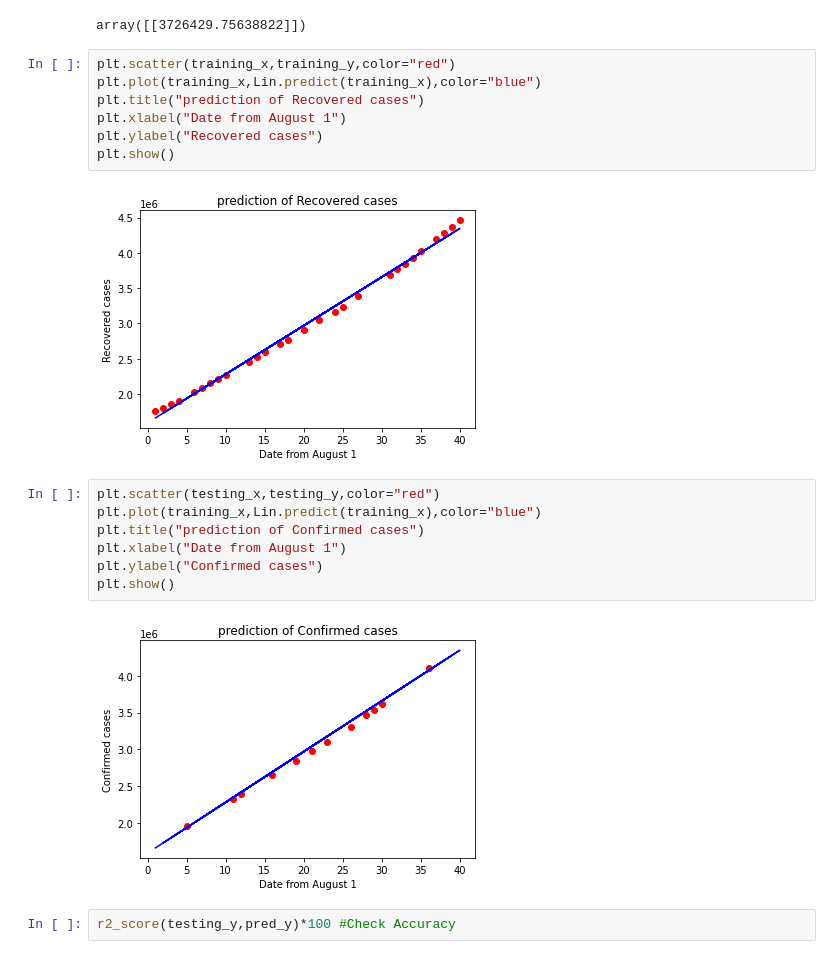
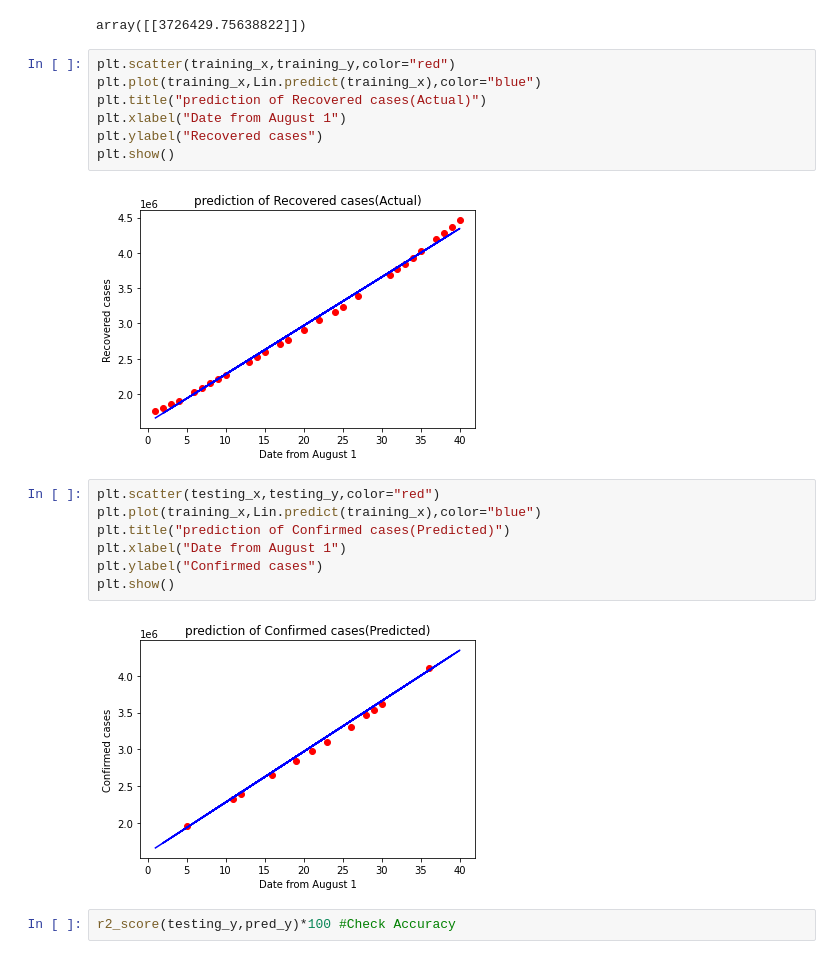
Before and after one commit to Apoorv0001/Covid19-Analyzer, a Jupyter notebook: Covid19india.ipynb, the cells around one changed output. Drawn from its saved outputs; the diff is of its cells as text.

```diff
--- a/Covid19india.ipynb
+++ b/Covid19india.ipynb
@@ -166,21 +166,21 @@ array([[3726429.75638822]])
 # %%
 plt.scatter(training_x,training_y,color="red")
 plt.plot(training_x,Lin.predict(training_x),color="blue")
-plt.title("prediction of Recovered cases")
+plt.title("prediction of Recovered cases(Actual)")
 plt.xlabel("Date from August 1")
 plt.ylabel("Recovered cases")
 plt.show()
 # %% [output]
-[figure, old version]
+[figure, new version]
 # %%
 plt.scatter(testing_x,testing_y,color="red")
 plt.plot(training_x,Lin.predict(training_x),color="blue")
-plt.title("prediction of Confirmed cases")
+plt.title("prediction of Confirmed cases(Predicted)")
 plt.xlabel("Date from August 1")
 plt.ylabel("Confirmed cases")
 plt.show()
 # %% [output]
-[figure, old version]
+[figure, new version]
 # %%
 r2_score(testing_y,pred_y)*100 #Check Accuracy
 # %% [output]
```
Also changed, not shown: parts of 14 cells of this notebook.
